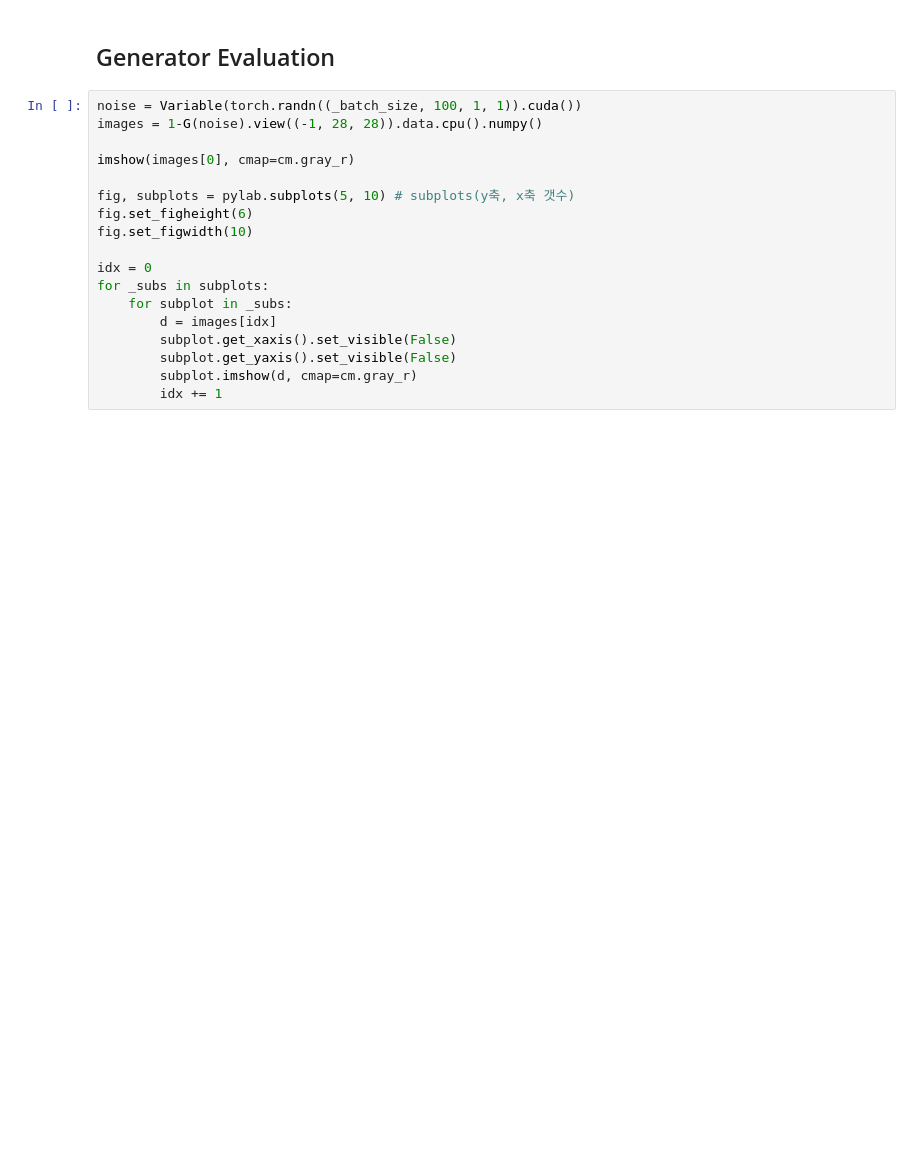
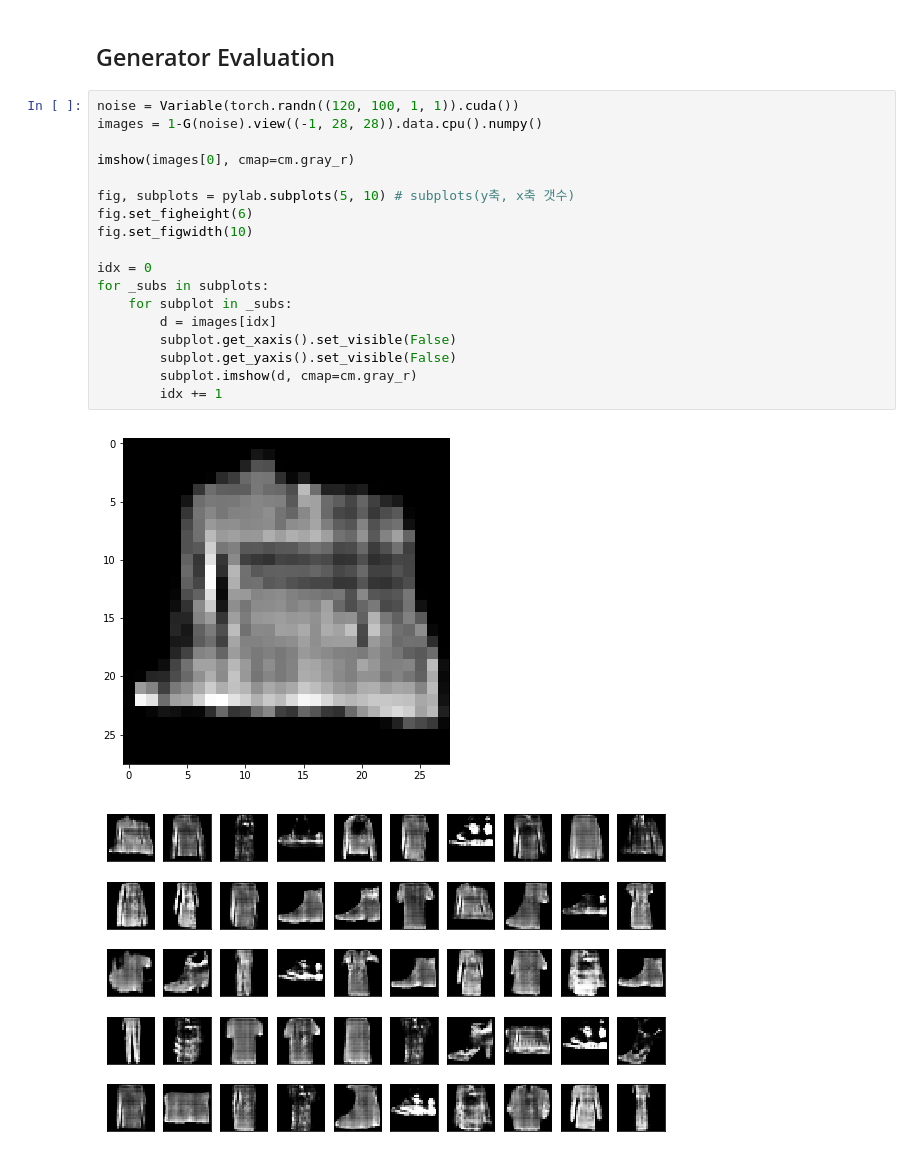
Before and after one commit to AndersonJo/gan-yhat, a Jupyter notebook: 08 anogan/anogan-pytorch.ipynb, the cells around one changed output. Cells and saved outputs as stored; diff of their text form; blank space fills up the shorter version.

```diff
--- a/08 anogan/anogan-pytorch.ipynb
+++ b/08 anogan/anogan-pytorch.ipynb
@@ -420,20 +516,23 @@ legend()
 # %% [markdown]
 ## Generator Evaluation
 # %%
-noise = Variable(torch.randn((_batch_size, 100, 1, 1)).cuda())
+noise = Variable(torch.randn((120, 100, 1, 1)).cuda())
 images = 1-G(noise).view((-1, 28, 28)).data.cpu().numpy()
 
 imshow(images[0], cmap=cm.gray_r)
 
 fig, subplots = pylab.subplots(5, 10) # subplots(y축, x축 갯수)
 fig.set_figheight(6)
 fig.set_figwidth(10)
 
 idx = 0
 for _subs in subplots:
     for subplot in _subs:
         d = images[idx]
         subplot.get_xaxis().set_visible(False)
         subplot.get_yaxis().set_visible(False)
         subplot.imshow(d, cmap=cm.gray_r)
         idx += 1
+# %% [output]
+[figure, added]
+[figure, added]
```
Also changed, not shown: parts of 11 cells of this notebook.
